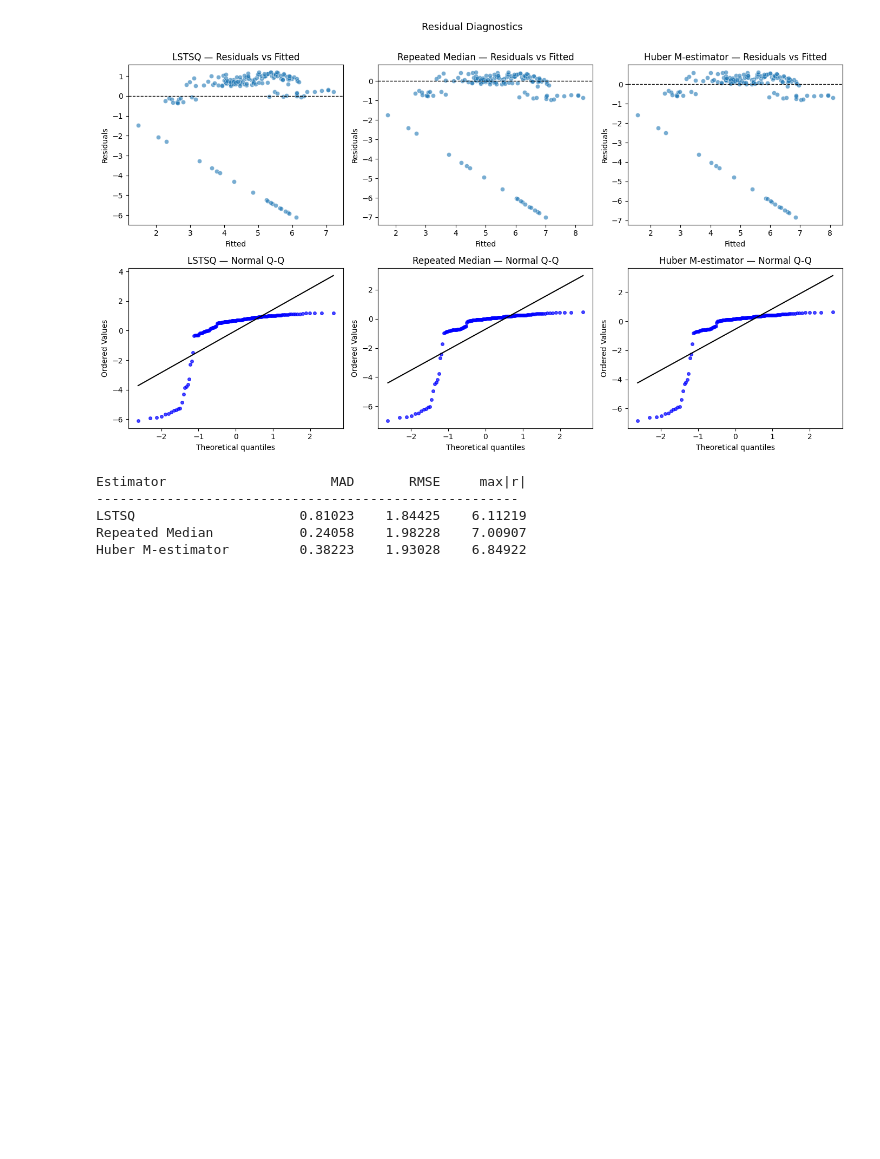
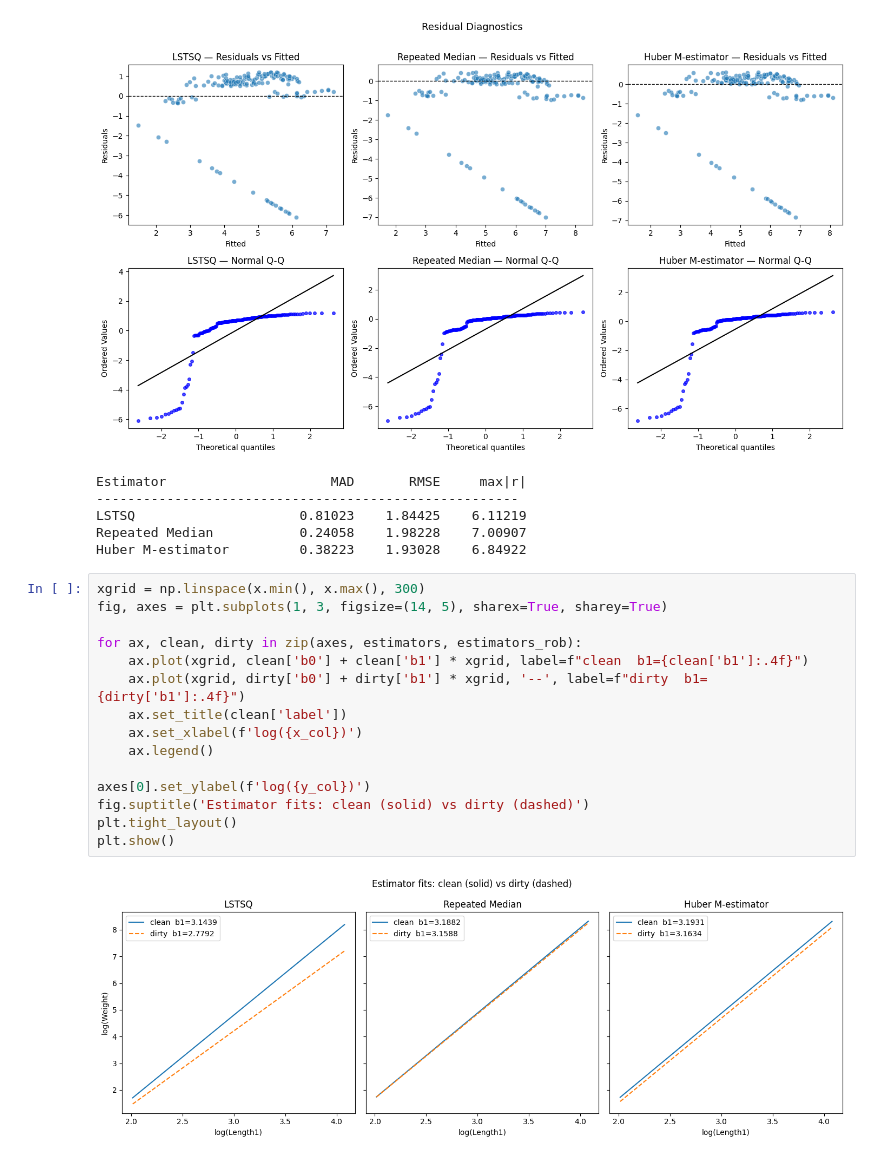
Before and after one commit to AnjaCvetkovic25/huber-vs-repeated-median, a Jupyter notebook: main.ipynb, the cells around one changed output. Drawn from its saved outputs; the diff is of its cells as text; blank space fills up the shorter version.

Commit message:
Add comparison graphs

```diff
--- a/main.ipynb
+++ b/main.ipynb
@@ -343,3 +343,20 @@ Estimator                     MAD       RMSE     max|r|
 LSTSQ                     0.81023    1.84425    6.11219
 Repeated Median           0.24058    1.98228    7.00907
 Huber M-estimator         0.38223    1.93028    6.84922
+# %%
+xgrid = np.linspace(x.min(), x.max(), 300)
+fig, axes = plt.subplots(1, 3, figsize=(14, 5), sharex=True, sharey=True)
+
+for ax, clean, dirty in zip(axes, estimators, estimators_rob):
+    ax.plot(xgrid, clean['b0'] + clean['b1'] * xgrid, label=f"clean  b1={clean['b1']:.4f}")
+    ax.plot(xgrid, dirty['b0'] + dirty['b1'] * xgrid, '--', label=f"dirty  b1={dirty['b1']:.4f}")
+    ax.set_title(clean['label'])
+    ax.set_xlabel(f'log({x_col})')
+    ax.legend()
+
+axes[0].set_ylabel(f'log({y_col})')
+fig.suptitle('Estimator fits: clean (solid) vs dirty (dashed)')
+plt.tight_layout()
+plt.show()
+# %% [output]
+[figure, added]
```
